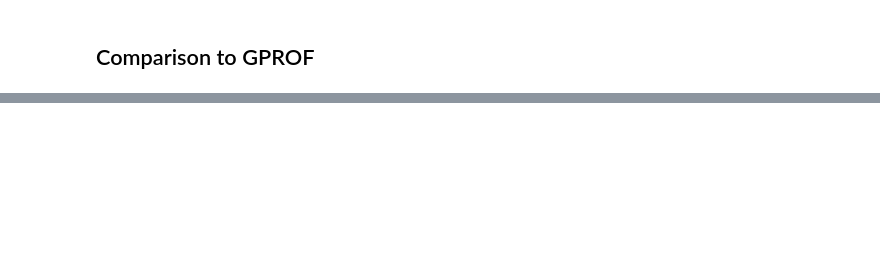
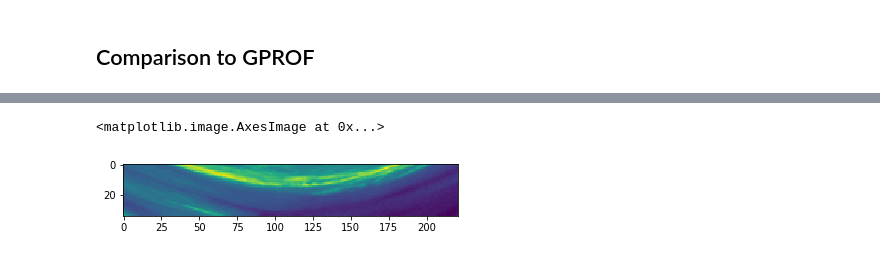
Before and after one commit to SEE-GEO/regn, a Jupyter notebook: notebooks/gprof/gmi_retrieval_example.ipynb, the cells around one changed output, grey strips where cells are left out. Saved outputs shown, nothing was run; the diff lists cells and outputs as text; code cells hidden in the pictures; blank space fills up the shorter version.

```diff
--- a/notebooks/gprof/gmi_retrieval_example.ipynb
+++ b/notebooks/gprof/gmi_retrieval_example.ipynb
@@ -304,3 +331,10 @@ plt.colorbar(m, cax=ax, orientation="horizontal", label="Precipitation rate $[mm
+# %%
+bts = input_data.data["brightness_temperatures"][i_start:i_end]
+# %%
+plt.imshow(bts[:, :, 4])
+# %% [output]
+<matplotlib.image.AxesImage at 0x...>
+[figure, added]
 # %%
 bins = np.logspace(-2.5, 2, 101)
 x = 0.5 * (bins[1:] + bins[:-1])
```
Also changed, not shown: parts of 16 cells of this notebook, 3 other files.
